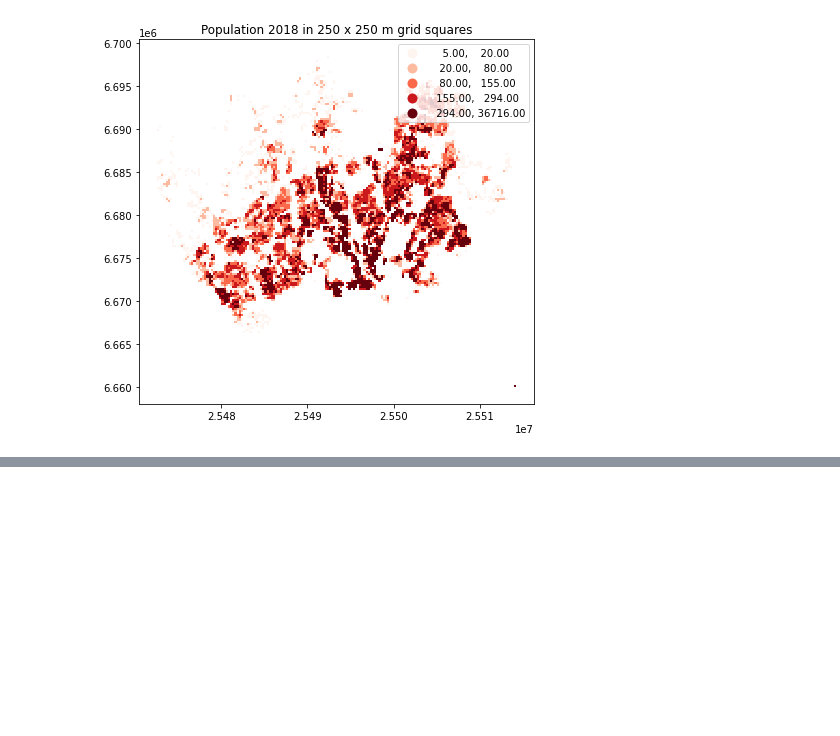
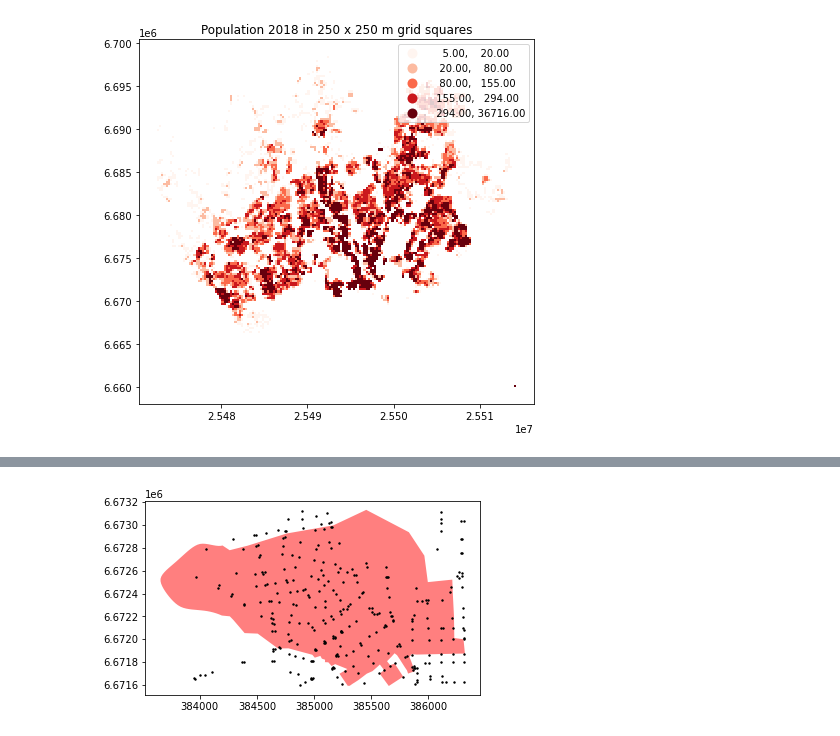
Before and after one commit to balintalfoldy/Automating_GIS, a Jupyter notebook: Lesson3/Lesson3.ipynb, the cells around one changed output, grey strips where cells are left out. Saved outputs shown, nothing was run; the diff lists cells and outputs as text; code cells hidden in the pictures; blank space fills up the shorter version.

```diff
--- a/Lesson3/Lesson3.ipynb
+++ b/Lesson3/Lesson3.ipynb
@@ -726,0 +946,6 @@ join.to_file(outfp)
+# %%
+# Let's build spatial index for intersection points
+intersection_sindex = intersections.sindex
+
+# Let's see what it is
+intersection_sindex
@@ -726,0 +971,13 @@ join.to_file(outfp)
+# %%
+# Get the bounding box coordinates of the Polygon as a list
+bounds = list(city_center_zip_area.bounds.values[0])
+
+# Get the indices of the Points that are likely to be inside the bounding box of the given Polygon
+point_candidate_idx = list(intersection_sindex.intersection(bounds))
+point_candidates = intersections.loc[point_candidate_idx]
+
+# Let's see what we have now
+ax = city_center_zip_area.plot(color='red', alpha=0.5)
+ax = point_candidates.plot(ax=ax, color='black', markersize=2)
+# %% [output]
+[figure, added]
```
Also changed, not shown: parts of 58 cells of this notebook, 4 other files.
